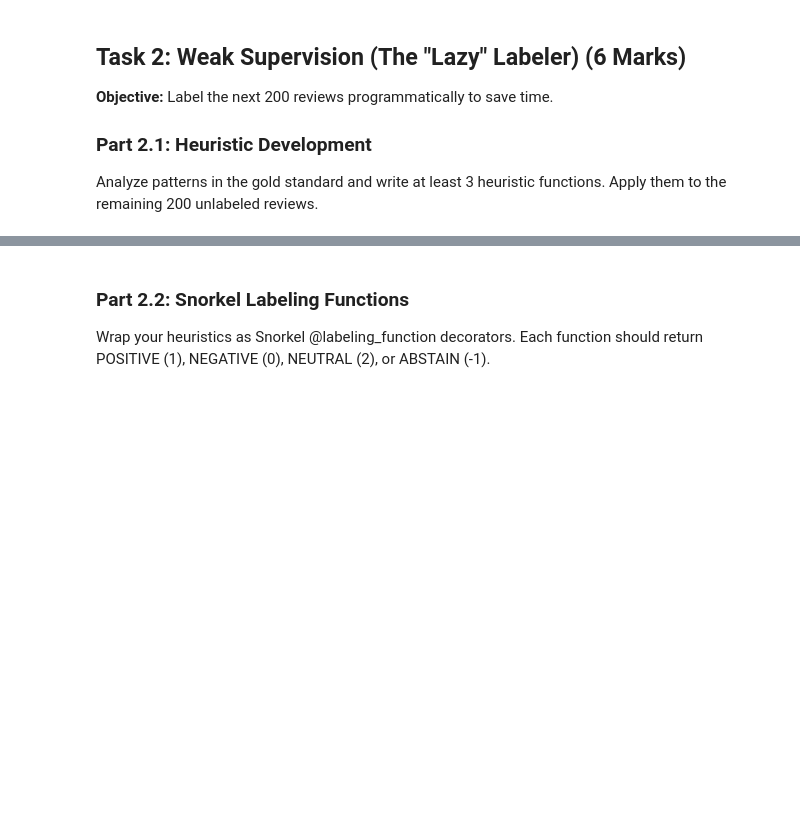
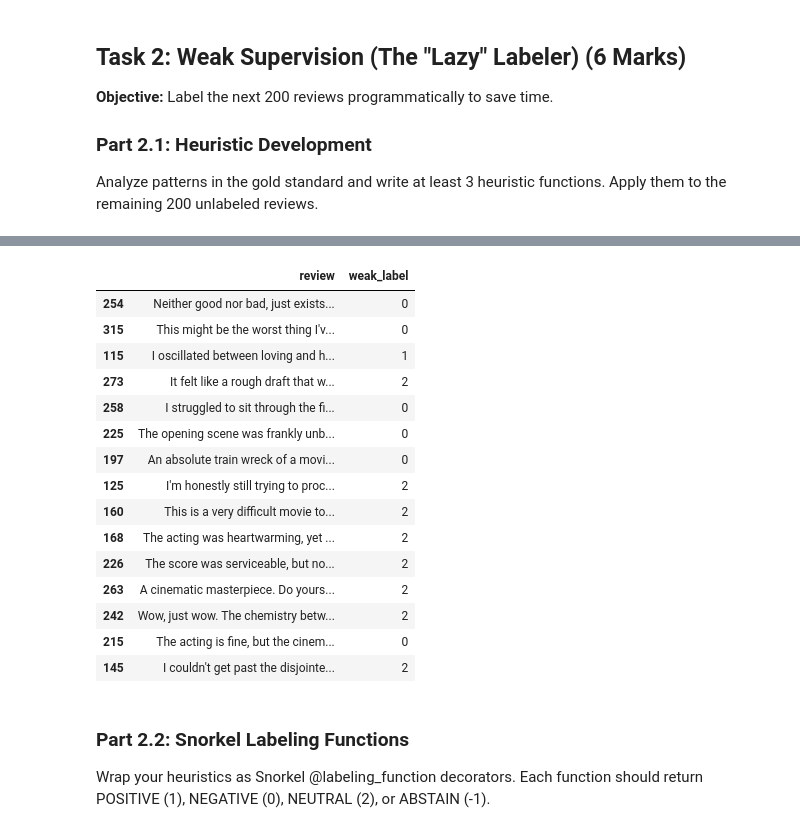
Before and after one commit to Diver202/STTAI-Assignment, a Jupyter notebook: assignment2_stt.ipynb, the cells around one changed output, grey strips where cells are left out. Drawn from its saved outputs; the diff is of its cells as text; code cells hidden in the pictures; blank space fills up the shorter version.

```diff
--- a/assignment2_stt.ipynb
+++ b/assignment2_stt.ipynb
@@ -321,3 +422,22 @@ ABSTAIN = -1
+# %%
+unlabeled_200.sample(15)
+# %% [output]
+|  | review | weak_label |
+| 254 | Neither good nor bad, just exists... | 0 |
+| 315 | This might be the worst thing I'v... | 0 |
+| 115 | I oscillated between loving and h... | 1 |
+| 273 | It felt like a rough draft that w... | 2 |
+| 258 | I struggled to sit through the fi... | 0 |
+| 225 | The opening scene was frankly unb... | 0 |
+| 197 | An absolute train wreck of a movi... | 0 |
+| 125 | I'm honestly still trying to proc... | 2 |
+| 160 | This is a very difficult movie to... | 2 |
+| 168 | The acting was heartwarming, yet ... | 2 |
+| 226 | The score was serviceable, but no... | 2 |
+| 263 | A cinematic masterpiece. Do yours... | 2 |
+| 242 | Wow, just wow. The chemistry betw... | 2 |
+| 215 | The acting is fine, but the cinem... | 0 |
+| 145 | I couldn't get past the disjointe... | 2 |
 # %% [markdown]
 ### Part 2.2: Snorkel Labeling Functions
 
```
Also changed, not shown: parts of 7 cells of this notebook, 1 other file.
